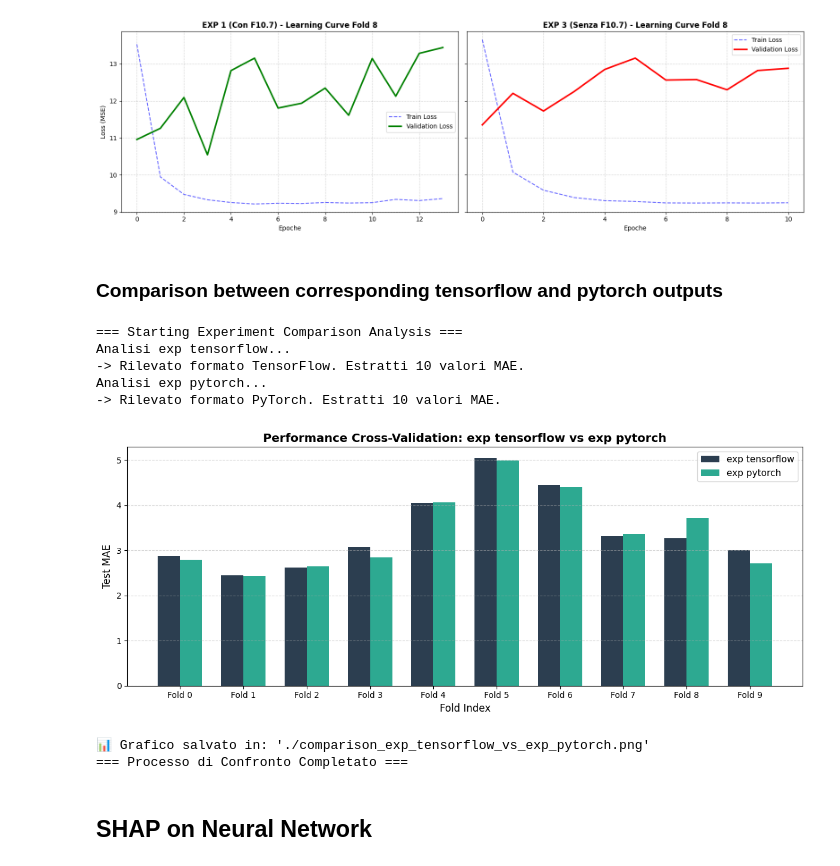
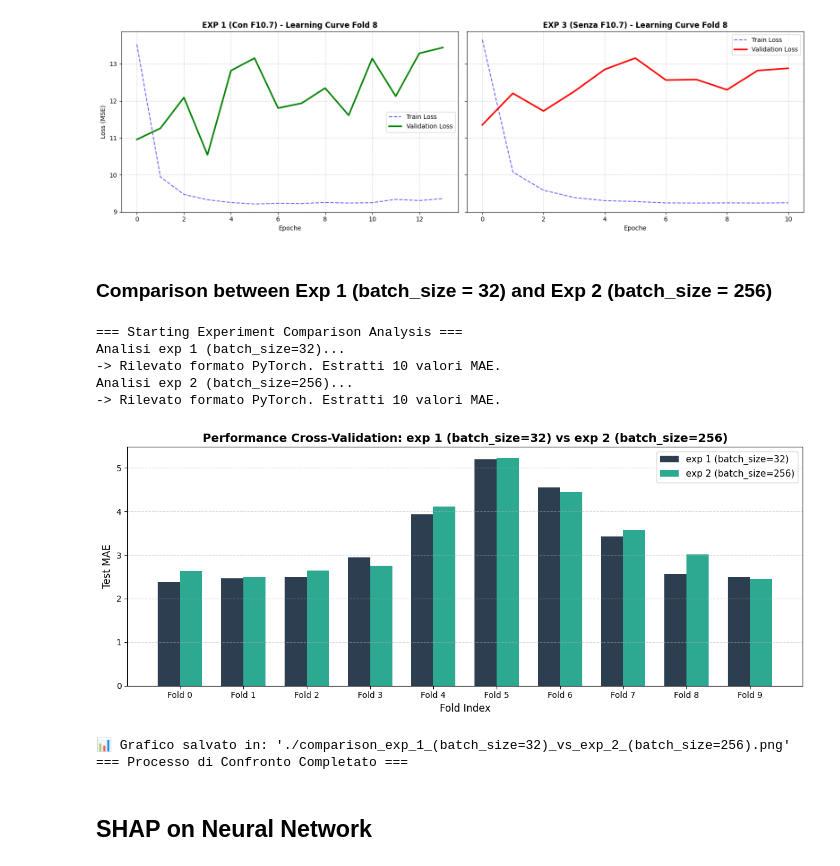
Before and after one commit to Epot12/Lab_XAI, a Jupyter notebook: Lab_XAI_pytorch/main.ipynb, the cells around one changed output. Saved outputs shown, nothing was run; the diff lists cells and outputs as text; code cells hidden in the pictures.

Commit message:
Plotted comparisons between batch size 32 and 256.

```diff
--- a/Lab_XAI_pytorch/main.ipynb
+++ b/Lab_XAI_pytorch/main.ipynb
@@ -456,26 +476,26 @@ plt.show()
 Caricamento in corso dei dizionari dei risultati...
 [figure]
 [figure]
-# %% [markdown]
-### Comparison between corresponding tensorflow and pytorch outputs
-# %%
-compare_experiments_pipeline(
-    "2026_05_17_23_49_OUTPUTS_ORIGINAL_KERAS_ALL.txt",
-    "experiments/exp_3_20260520_195537/MAE_exp_3.txt",
-    exp1_label="exp tensorflow",
-    exp2_label="exp pytorch",
-    output_dir=".",
-    show_plots=True
-)
-# %% [output]
-=== Starting Experiment Comparison Analysis ===
-Analisi exp tensorflow...
--> Rilevato formato TensorFlow. Estratti 10 valori MAE.
-Analisi exp pytorch...
--> Rilevato formato PyTorch. Estratti 10 valori MAE.
-[figure, removed]
-📊 Grafico salvato in: './comparison_exp_tensorflow_vs_exp_pytorch.png'
-=== Processo di Confronto Completato ===
+# %% [markdown]
+### Comparison between Exp 1 (batch_size = 32) and Exp 2 (batch_size = 256)
+# %%
+compare_experiments_pipeline(
+    "experiments/exp_1_20260521_160615/MAE_exp_1.txt",
+    "experiments/exp_2_20260521_203007/MAE_exp_2.txt",
+    exp1_label="exp 1 (batch_size=32)",
+    exp2_label="exp 2 (batch_size=256)",
+    output_dir=".",
+    show_plots=True
+)
+# %% [output]
+=== Starting Experiment Comparison Analysis ===
+Analisi exp 1 (batch_size=32)...
+-> Rilevato formato PyTorch. Estratti 10 valori MAE.
+Analisi exp 2 (batch_size=256)...
+-> Rilevato formato PyTorch. Estratti 10 valori MAE.
+[figure, added]
+📊 Grafico salvato in: './comparison_exp_1_(batch_size=32)_vs_exp_2_(batch_size=256).png'
+=== Processo di Confronto Completato ===
 # %% [markdown]
 ## SHAP on Neural Network
 # %% [markdown]
```
Also changed, not shown: parts of 5 cells of this notebook.
